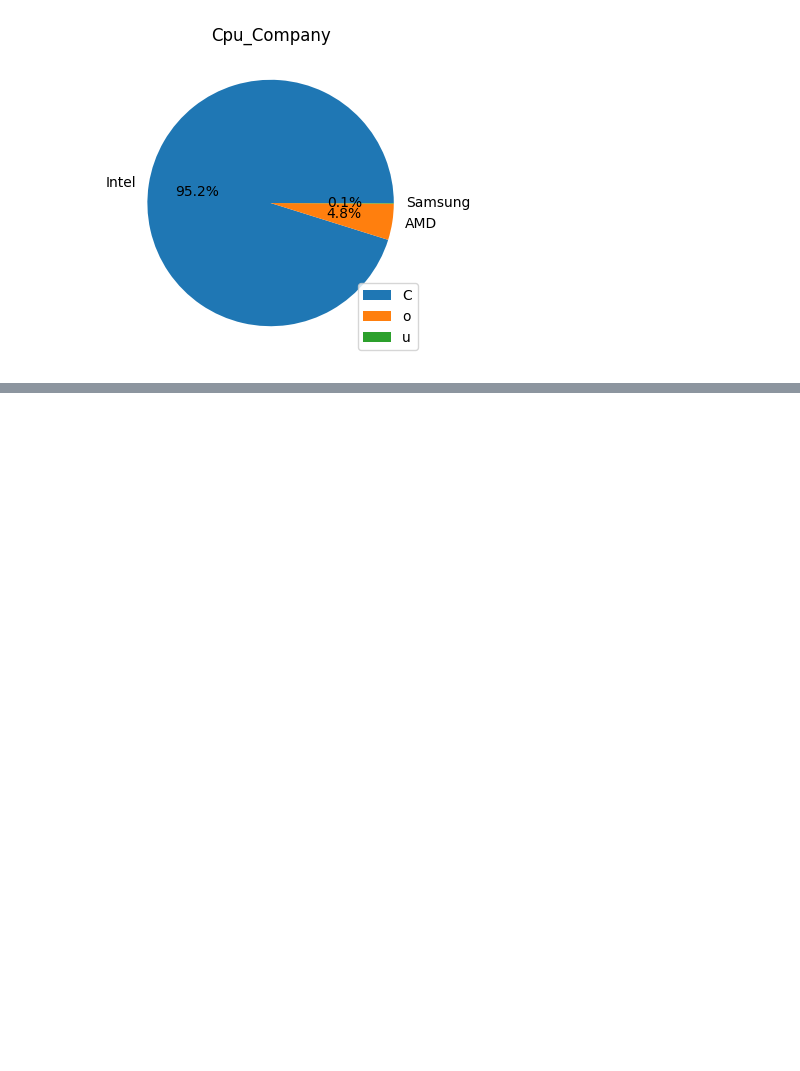
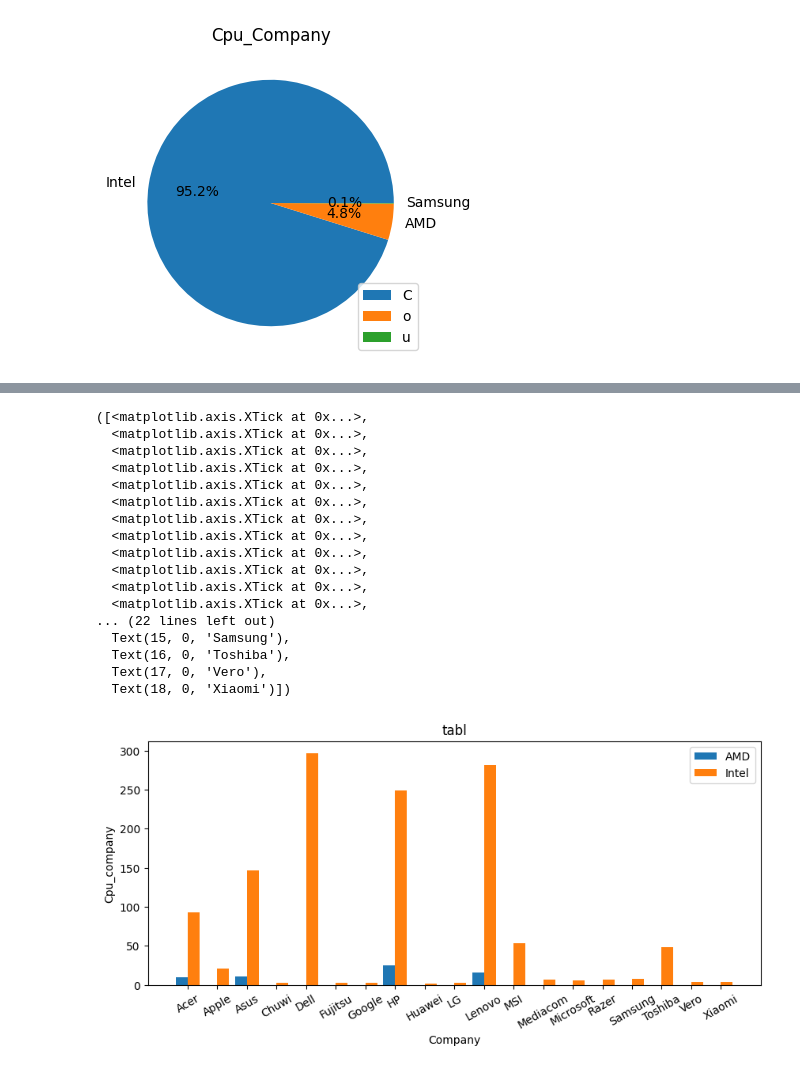
Before and after one commit to AleksandraPetrova97/python_homework, a Jupyter notebook: Seminary/Seminar_4.ipynb, the cells around one changed output, grey strips where cells are left out. Cells and saved outputs as stored; diff of their text form; code cells hidden in the pictures; blank space fills up the shorter version.

```diff
--- a/Seminary/Seminar_4.ipynb
+++ b/Seminary/Seminar_4.ipynb
@@ -155,3 +176,6 @@ plt.xticks(rotation=90)
 [figure]
 # %% [markdown]
 - 2.4 Изучите распределение компаний производителей CPU
+# %%
+df['Cpu_Company'] = df['Cpu'].apply(lambda x : x.split(" ")[0])
+df.head()
@@ -168,0 +206,5 @@ plt.legend('Count')
+# %%
+data = pd.crosstab(index=df['Company'], columns=df['Cpu_Company'])
+data.head()
+data = data.drop(columns=['Samsung']).reset_index()
+data
@@ -168,0 +231,31 @@ plt.legend('Count')
+# %%
+plt.figure(figsize=(10,4))
+n_ticks = np.arange(len(data['AMD']))
+offset = 0.2
+w = 0.4
+plt.bar(n_ticks - offset, data['AMD'], width=w)
+plt.bar(n_ticks + offset, data['Intel'], width=w)
+plt.title('tabl')
+plt.xlabel('Company')
+plt.ylabel('Cpu_company')
+plt.legend(['AMD', 'Intel'])
+plt.xticks(n_ticks, data['Company'], rotation= 30)
+# %% [output]
+([<matplotlib.axis.XTick at 0x...>,
+  <matplotlib.axis.XTick at 0x...>,
+  <matplotlib.axis.XTick at 0x...>,
+  <matplotlib.axis.XTick at 0x...>,
+  <matplotlib.axis.XTick at 0x...>,
+  <matplotlib.axis.XTick at 0x...>,
+  <matplotlib.axis.XTick at 0x...>,
+  <matplotlib.axis.XTick at 0x...>,
+  <matplotlib.axis.XTick at 0x...>,
+  <matplotlib.axis.XTick at 0x...>,
+  <matplotlib.axis.XTick at 0x...>,
+  <matplotlib.axis.XTick at 0x...>,
+... (22 lines left out)
+  Text(15, 0, 'Samsung'),
+  Text(16, 0, 'Toshiba'),
+  Text(17, 0, 'Vero'),
+  Text(18, 0, 'Xiaomi')])
+[figure, added]
```
Also changed, not shown: parts of 5 cells of this notebook, 2 other files.
